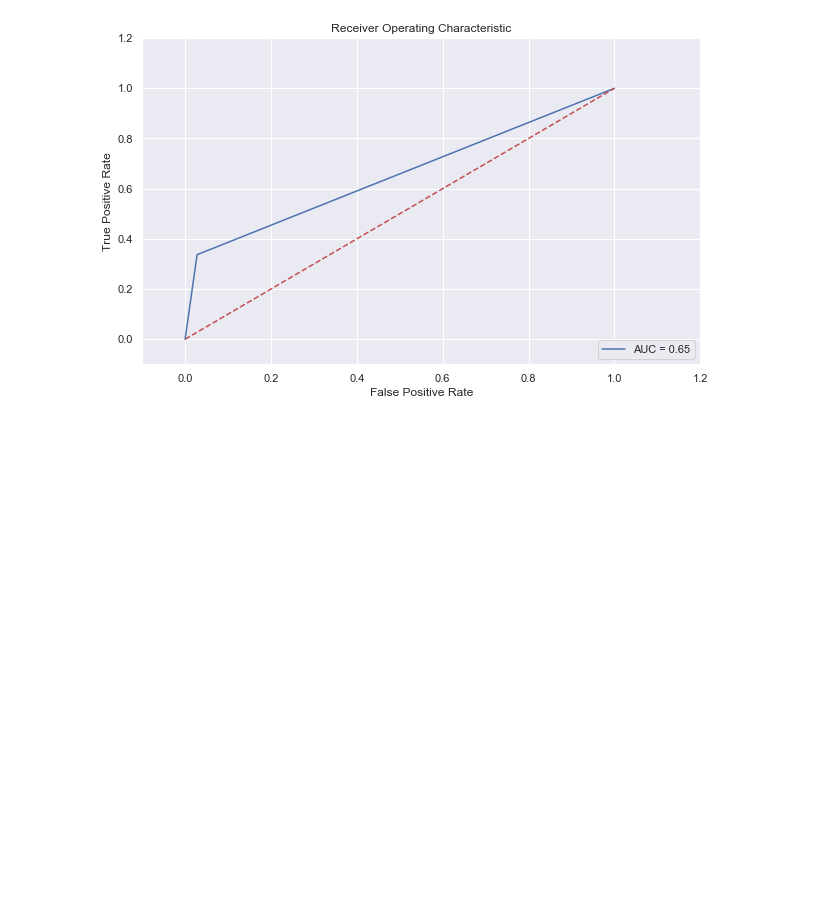
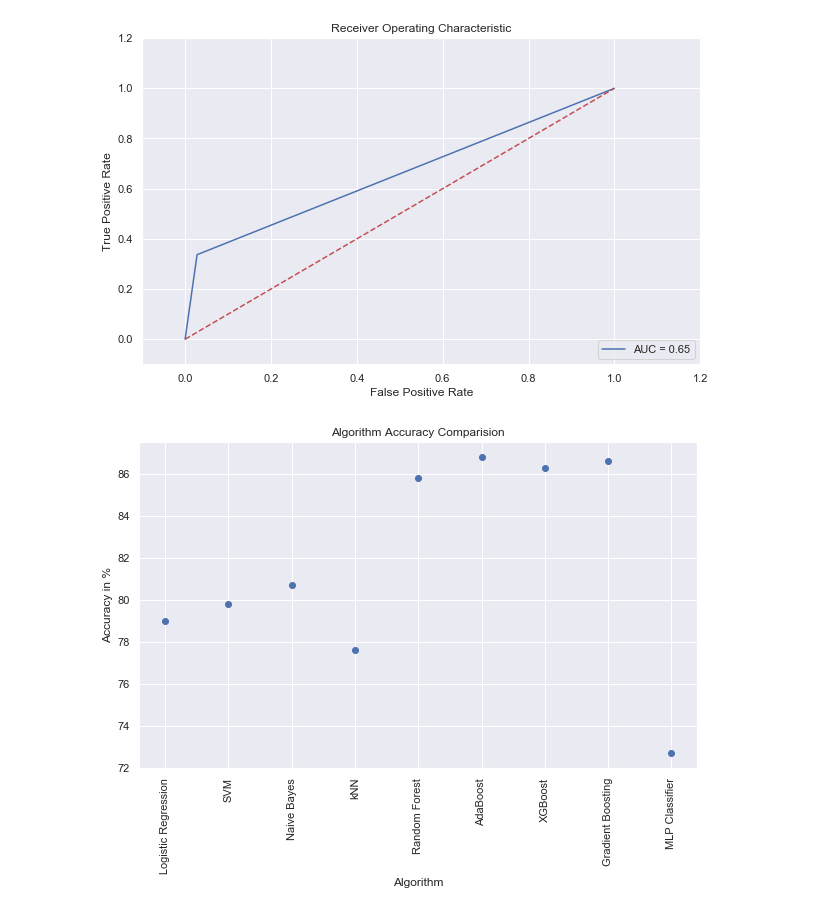
Before and after one commit to saisuma29/census_income, a Jupyter notebook: census.ipynb, the cells around one changed output. Saved outputs shown, nothing was run; the diff lists cells and outputs as text; code cells hidden in the pictures; blank space fills up the shorter version.

```diff
--- a/census.ipynb
+++ b/census.ipynb
@@ -477,8 +495,3 @@ print()
 [figure]
 # %% [markdown]
 It can be seen from the graphs that men are thrice as likely to earn >50k annually than women.
-# %%
-sns.set(rc={'figure.figsize':(8,6)})
-sns.countplot(x='workclass', data=census_data, palette='Greens', hue='income')
-plt.xticks(rotation=45)
-plt.show()
@@ -1325,3 +1277,17 @@ plt.xlabel('False Positive Rate')
 plt.show()
 # %% [output]
 [figure]
+# %%
+accuracy = [79, 79.8, 80.7, 77.6, 85.8, 86.8, 86.3, 86.6, 72.7]
+algo_names = ['Logistic Regression', 'SVM', 'Naive Bayes' , 'kNN', 'Random Forest' , 'AdaBoost' , 'XGBoost' , 'Gradient Boosting', 'MLP Classifier']
+
+plt.scatter(algo_names, accuracy)
+
+plt.title('Algorithm Accuracy Comparision')
+plt.xlabel('Algorithm')
+plt.xticks(rotation=90)
+plt.ylabel('Accuracy in %')
+plt.grid(True)
+plt.show()
+# %% [output]
+[figure, added]
```
Also changed, not shown: parts of 38 cells of this notebook.
